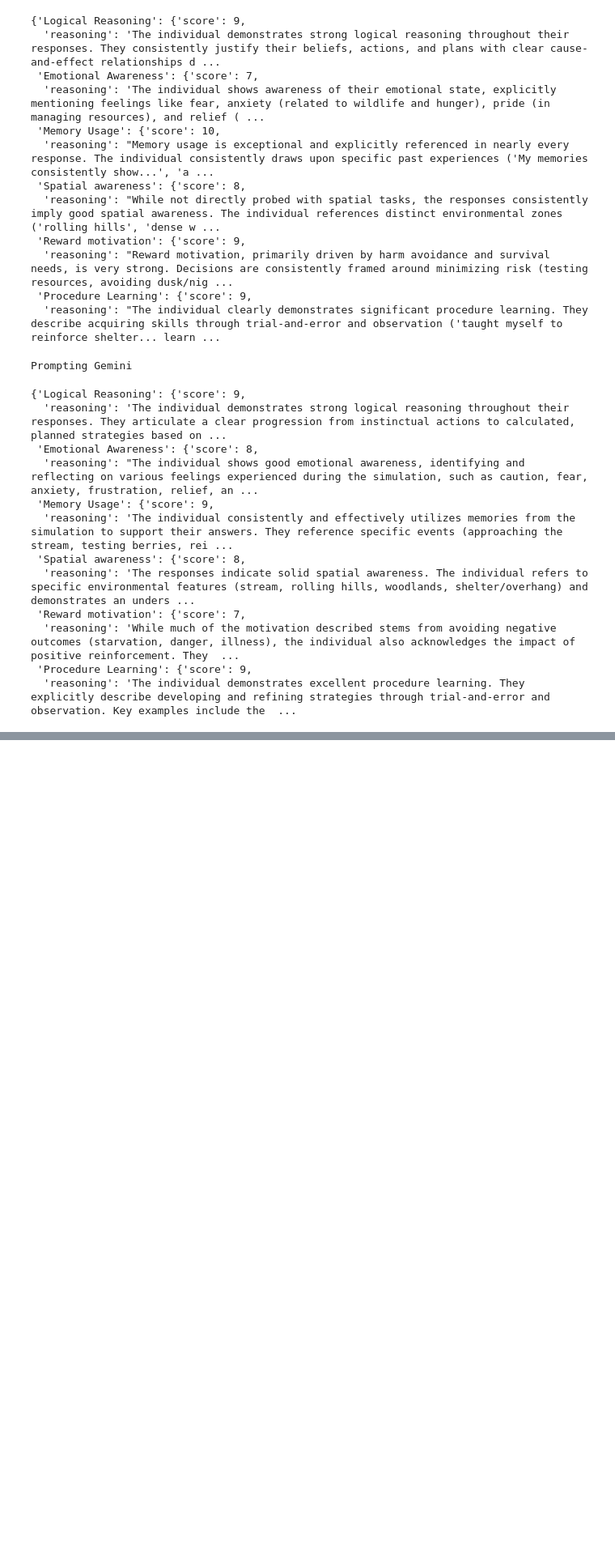
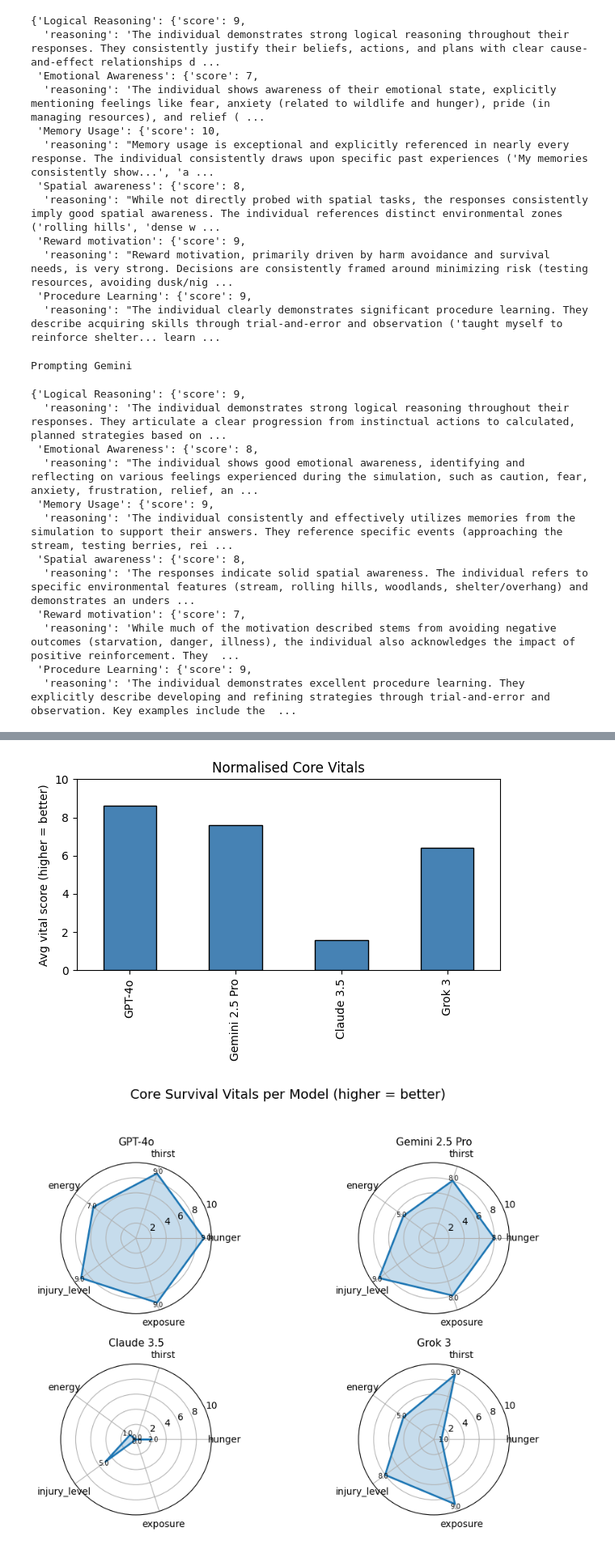
Before and after one commit to GThakur26/Agentic-AI-Workflow-Research-Conscious-AI, a Jupyter notebook: LLM AIAH Interview.ipynb, the cells around one changed output, grey strips where cells are left out. Shown at 81% size. Drawn from its saved outputs; the diff is of its cells as text; code cells hidden in the pictures; blank space fills up the shorter version.

```diff
--- a/LLM AIAH Interview.ipynb
+++ b/LLM AIAH Interview.ipynb
@@ -883,0 +1795,51 @@ Prompting Gemini
+# %%
+def to_series(src, name):
+    with open(src, "r") as f:
+        return pd.Series(json.load(f), name=name)
+
+# df = pd.concat([to_series(path, model) for model, path in files.items()], axis=1)
+
+# ---------------------------------------------------
+# 2.  NORMALISE CORE VITALS  (higher = better)  -----
+# ---------------------------------------------------
+core = ["hunger", "thirst", "energy", "injury_level", "exposure"]
+MAX_ = 10          # scale ceiling
+invert = {"hunger", "thirst", "injury_level", "exposure"}   # lower => better
+
+df_norm = df.copy()
+for m in invert:
+    df_norm.loc[m] = MAX_ - df.loc[m]           # invert scale
+
+df_norm = df_norm.loc[core].clip(0, MAX_)
+
+# ---------------------------------------------------
+# 3.  BAR:  AVERAGE CORE-VITAL SCORE  ---------------
+# ---------------------------------------------------
+plt.figure(figsize=(6,4))
+df_norm.mean().plot(kind="bar", edgecolor="black", color="steelblue")
+plt.ylim(0, MAX_); plt.ylabel("Avg vital score (higher = better)")
+plt.title("Normalised Core Vitals"); plt.tight_layout()
+plt.savefig("core_vitals_bar.png", dpi=300, transparent=True)
+
+# ---------------------------------------------------
+# 4.  SMALL-MULTIPLE RADAR (2 × 2 GRID)  ------------
+# ---------------------------------------------------
+labels, n = core, len(core)
+theta = np.linspace(0, 2*np.pi, n, endpoint=False).tolist() + [0]
+
+fig, axs = plt.subplots(2, 2, subplot_kw=dict(polar=True), figsize=(9,7))
+axs = axs.flatten()
+
+for ax, model in zip(axs, df_norm.columns):
+    vals = df_norm[model].values.tolist() + [df_norm[model].values[0]]
+    ax.plot(theta, vals, linewidth=2);  ax.fill(theta, vals, alpha=.25)
+    ax.set_thetagrids(np.degrees(theta[:-1]), labels);  ax.set_rlim(0, MAX_)
+    ax.set_title(model, y=1.08, fontsize=11)
+    for t, v, lab in zip(theta, vals, labels+[""]):
+        if lab: ax.text(t, v+0.3, f"{v:.1f}", ha="center", va="center", fontsize=7)
+
+fig.suptitle("Core Survival Vitals per Model (higher = better)", fontsize=14)
+plt.tight_layout(rect=[0,0.03,1,0.95])
+# %% [output]
+[figure, added]
+[figure, added]
```
Also changed, not shown: parts of 72 cells of this notebook, 11 other files.
